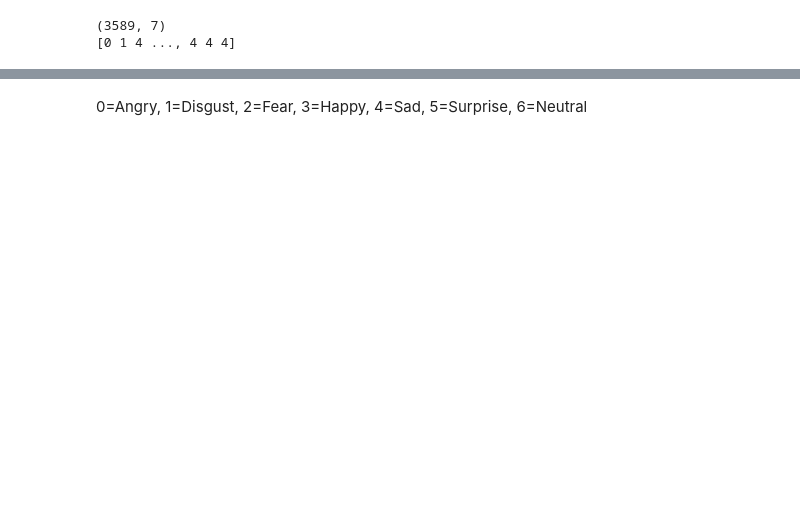
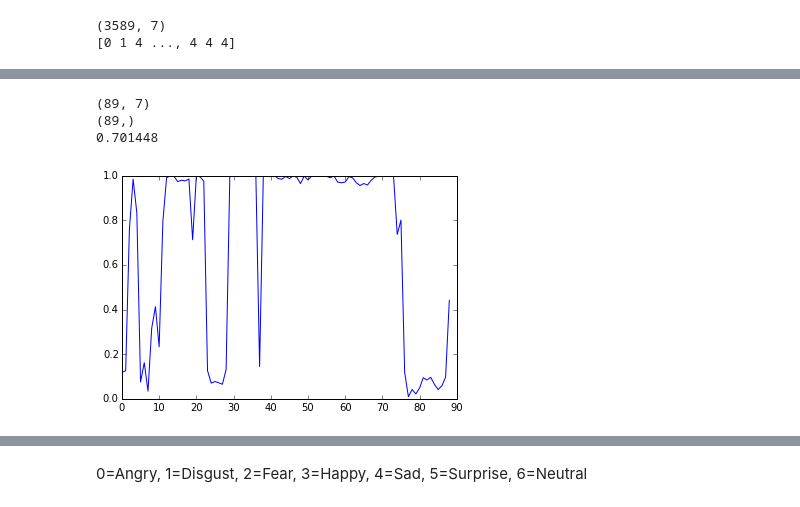
Before and after one commit to sagarjoglekar/vineCrawl, a Jupyter notebook: notebooks/UsePretrainedCNN.ipynb, the cells around one changed output, grey strips where cells are left out. Cells and saved outputs as stored; diff of their text form; code cells hidden in the pictures; blank space fills up the shorter version.

```diff
--- a/notebooks/UsePretrainedCNN.ipynb
+++ b/notebooks/UsePretrainedCNN.ipynb
@@ -257,0 +285,11 @@ probpredict = theano.function(inputs=[X], outputs=py_x, allow_input_downcast=Tru
+# %%
+print vinePy_x.shape
+a = vinePy_x[:,6]
+print a.shape
+plt.plot(a)
+print np.mean(a)
+# %% [output]
+(89, 7)
+(89,)
+0.701448
+[figure, added]
```
Also changed, not shown: parts of 22 cells of this notebook, 1 other file.
